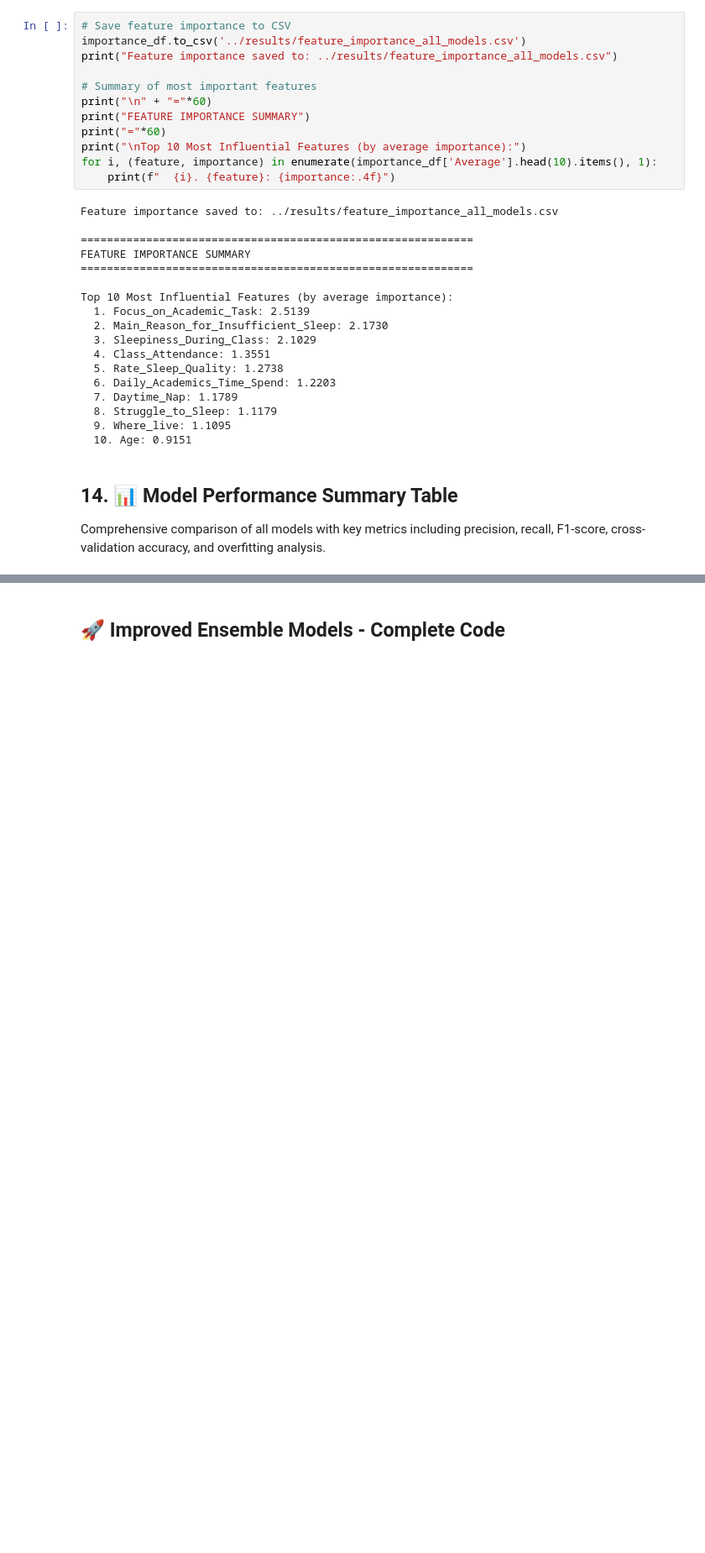
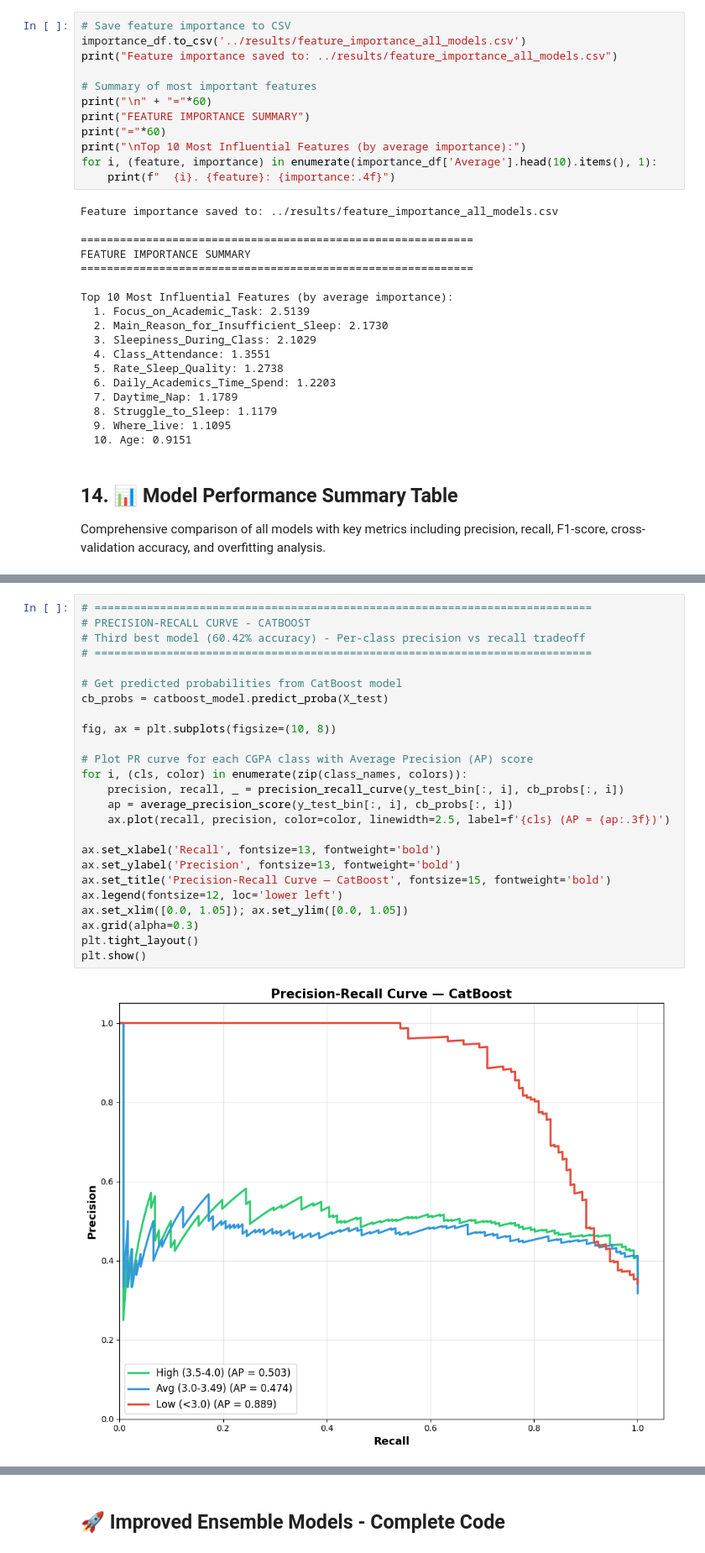
Before and after one commit to ar-sayeem/Sleep_Pattern_Academic_Engagement, a Jupyter notebook: notebooks/02_Balanced_Data_Model_Experiments_CGPA3.ipynb, the cells around one changed output, grey strips where cells are left out. Shown at 84% size. Cells and saved outputs as stored; diff of their text form; blank space fills up the shorter version.

```diff
--- a/notebooks/02_Balanced_Data_Model_Experiments_CGPA3.ipynb
+++ b/notebooks/02_Balanced_Data_Model_Experiments_CGPA3.ipynb
@@ -1011,0 +1075,27 @@ COMPREHENSIVE MODEL PERFORMANCE COMPARISON
+# %%
+# ============================================================================
+# PRECISION-RECALL CURVE - CATBOOST
+# Third best model (60.42% accuracy) - Per-class precision vs recall tradeoff
+# ============================================================================
+
+# Get predicted probabilities from CatBoost model
+cb_probs = catboost_model.predict_proba(X_test)
+
+fig, ax = plt.subplots(figsize=(10, 8))
+
+# Plot PR curve for each CGPA class with Average Precision (AP) score
+for i, (cls, color) in enumerate(zip(class_names, colors)):
+    precision, recall, _ = precision_recall_curve(y_test_bin[:, i], cb_probs[:, i])
+    ap = average_precision_score(y_test_bin[:, i], cb_probs[:, i])
+    ax.plot(recall, precision, color=color, linewidth=2.5, label=f'{cls} (AP = {ap:.3f})')
+
+ax.set_xlabel('Recall', fontsize=13, fontweight='bold')
+ax.set_ylabel('Precision', fontsize=13, fontweight='bold')
+ax.set_title('Precision-Recall Curve — CatBoost', fontsize=15, fontweight='bold')
+ax.legend(fontsize=12, loc='lower left')
+ax.set_xlim([0.0, 1.05]); ax.set_ylim([0.0, 1.05])
+ax.grid(alpha=0.3)
+plt.tight_layout()
+plt.show()
+# %% [output]
+[figure, added]
```
Also changed, not shown: parts of 28 cells of this notebook, 3 other files.
